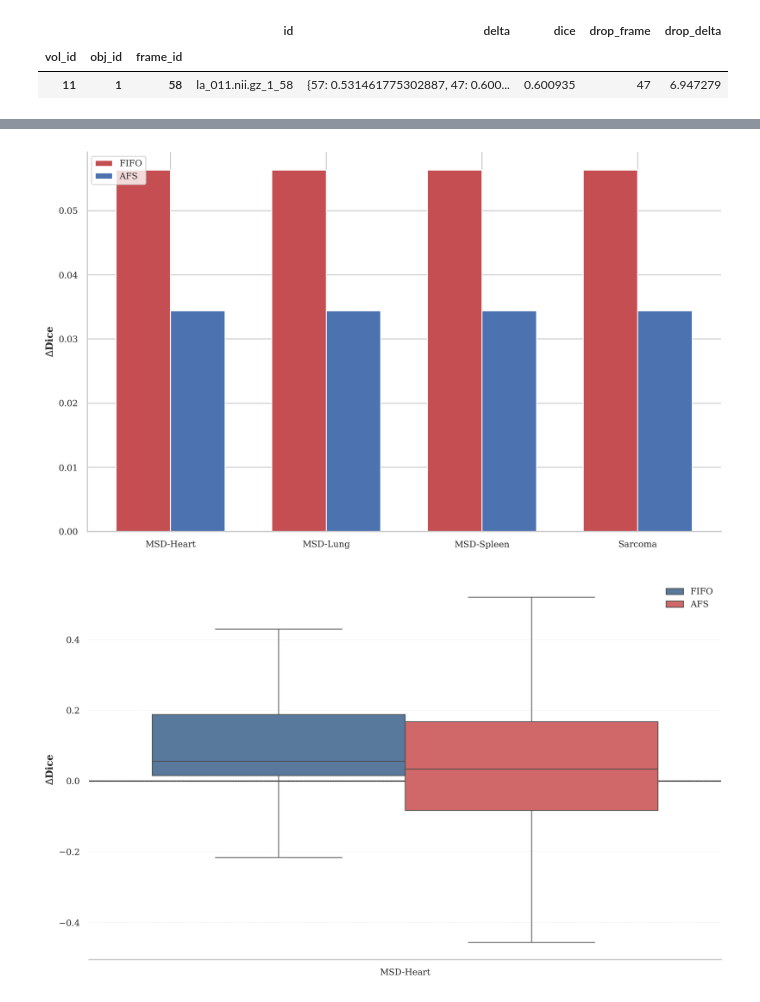
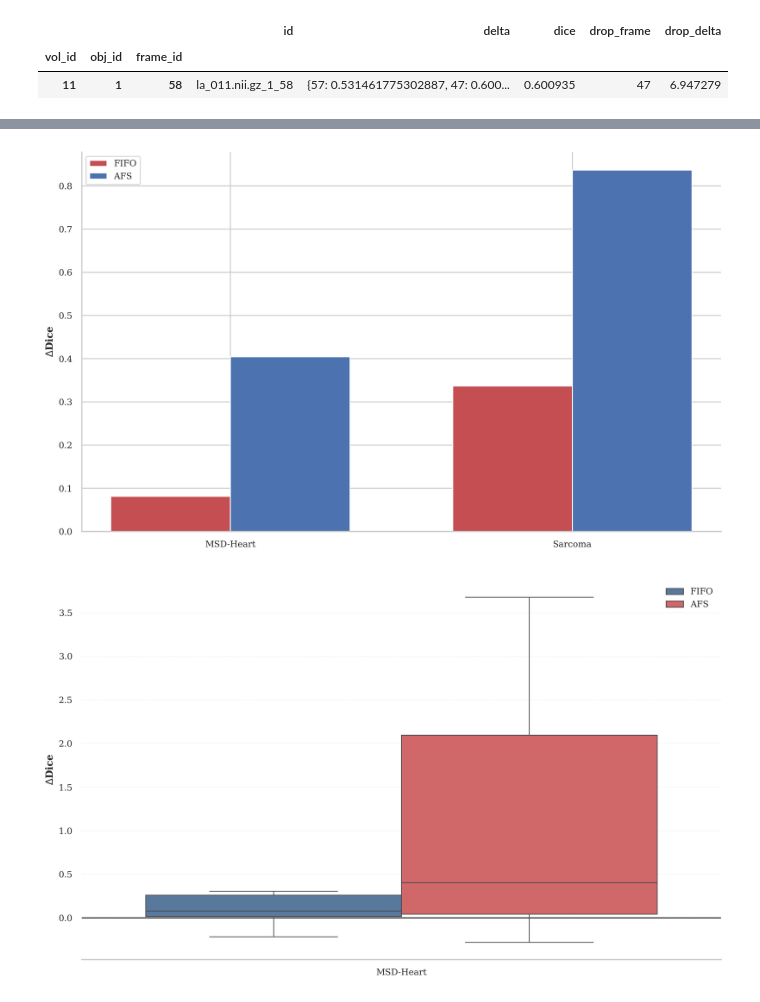
Before and after one commit to UreMine02/DQN-MedSAM2, a Jupyter notebook: ablation_ppo.ipynb, the cells around one changed output, grey strips where cells are left out. Drawn from its saved outputs; the diff is of its cells as text; code cells hidden in the pictures.

Commit message:
ablation

```diff
--- a/ablation_ppo.ipynb
+++ b/ablation_ppo.ipynb
@@ -10,6 +10,8 @@ import seaborn as sns
 paths = {
     "MSD-Heart+FIFO":"output/msd_task02+no_agent+icl+no_augment/2026-04-03-19-32-08/msd_Task02_agentFalse_ablation.csv",
     "MSD-Heart+AFS":"output/msd_task02+icl+ppo+skip_penalty+long_horizon+no_augment/2026-04-08-08-07-00/msd_Task02_agentTrue_ablation.csv",
+    "Sarcoma+AFS": "output/sarcoma+icl+ppo+long_horizon+no_augment/2026-04-10-19-46-46/sarcoma__agentTrue_ablation.csv",
+    "Sarcoma+FIFO": "output/sarcoma+icl+no_agent+long_horizon+no_augment/2026-04-10-19-47-31/sarcoma__agentFalse_ablation.csv"
 }
 # %%
 dfs = {}
@@ -88,11 +84,11 @@ for dataset in np.unique([k.split("+")[0] for k in dfs.keys()]):
     join_df['dice_diff'] = (join_df['dice_rl'] - join_df['dice_fifo']) * 100
     join_df = join_df[join_df["drop_frame_fifo"] != -1]
     join_df = join_df[join_df['dice_diff'] > 0]
-    # join_df = join_df[(join_df['dice_diff'] > join_df['dice_diff'].quantile(0.8))]
+    join_df = join_df[(join_df['dice_diff'] > join_df['dice_diff'].quantile(0.6))]
 
     # display(join_df)
-    with pd.option_context('display.max_rows', None, 'display.max_columns', None):
-        display(join_df.sort_values('dice_diff')[["dice_diff", "dice_rl", "dice_fifo", "id_rl", "id_fifo", "delta_rl", "delta_fifo", "drop_frame_rl", "drop_frame_fifo"]])
+    # with pd.option_context('display.max_rows', None, 'display.max_columns', None):
+    #     display(join_df.sort_values('dice_diff')[["dice_diff", "dice_rl", "dice_fifo", "id_rl", "id_fifo", "delta_rl", "delta_fifo", "drop_frame_rl", "drop_frame_fifo"]])
     # print(join_df.loc[pd.MultiIndex.from_tuples([(30,1,65)], names=["vol_id","obj_id","frame_id"])]['delta_rl'].values[0])
 
     mean_delta[dataset+"+FIFO"] = join_df["drop_delta_fifo"]
@@ -129,35 +103,35 @@ sns.set_palette(sns.color_palette(colors))
 plt.rcParams.update({
     "font.family": "serif",
     "font.size": 10,
     "axes.labelsize": 10,
     "axes.titlesize": 12,
     "xtick.labelsize": 9,
     "ytick.labelsize": 9,
     "legend.fontsize": 9,
     "figure.dpi": 300
 })
 
 # Example data structure
-datasets = ['MSD-Heart', 'MSD-Lung', 'MSD-Spleen', 'Sarcoma']
+datasets = ['MSD-Heart', 'Sarcoma']
 fifo_vals = [v.median() for k, v in mean_delta.items() if "FIFO" in k]
 afs_vals = [v.median() for k, v in mean_delta.items() if "AFS" in k]
 
 # Plotting
 fig, ax = plt.subplots(figsize=(10, 6))
 width = 0.35
 x = range(len(datasets))
 
 ax.bar([i - width/2 for i in x], fifo_vals, width, label='FIFO', color='r')
 ax.bar([i + width/2 for i in x], afs_vals, width, label='AFS', color='b')
 ax.set_ylabel(r'$\Delta$Dice') # LaTeX formatting
 ax.set_xticks(x)
 ax.set_xticklabels(datasets)
 ax.legend(frameon=True, loc='upper left')
 sns.despine() # Removes unnecessary top/right borders
 plt.tight_layout()
 # plt.savefig("output/quantitative.pdf")
 # %% [output]
-[figure, old version]
+[figure, new version]
 # %%
 # Set publication-quality style
 sns.set_theme(style="whitegrid", font="DejaVu Sans", font_scale=1.2)
@@ -219,7 +193,7 @@ plt.tight_layout()
 # plt.savefig('output/quantitative-box.pdf', bbox_inches='tight')
 # plt.show()
 # %% [output]
-[figure, old version]
+[figure, new version]
 # %%
 import matplotlib.pyplot as plt
 import seaborn as sns
```
Also changed, not shown: parts of 3 cells of this notebook, 2 other files.
